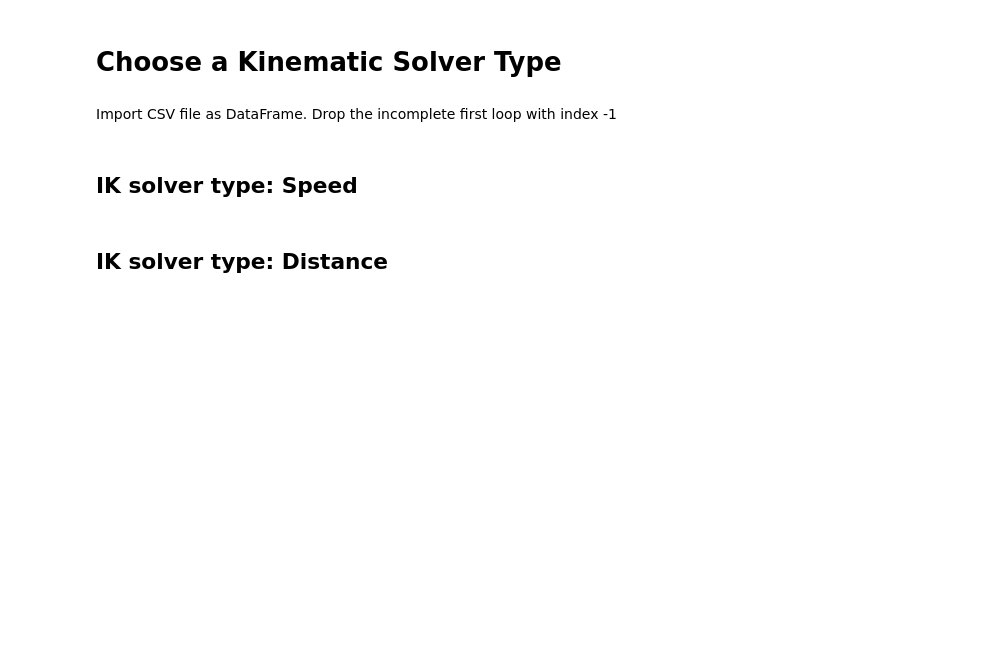
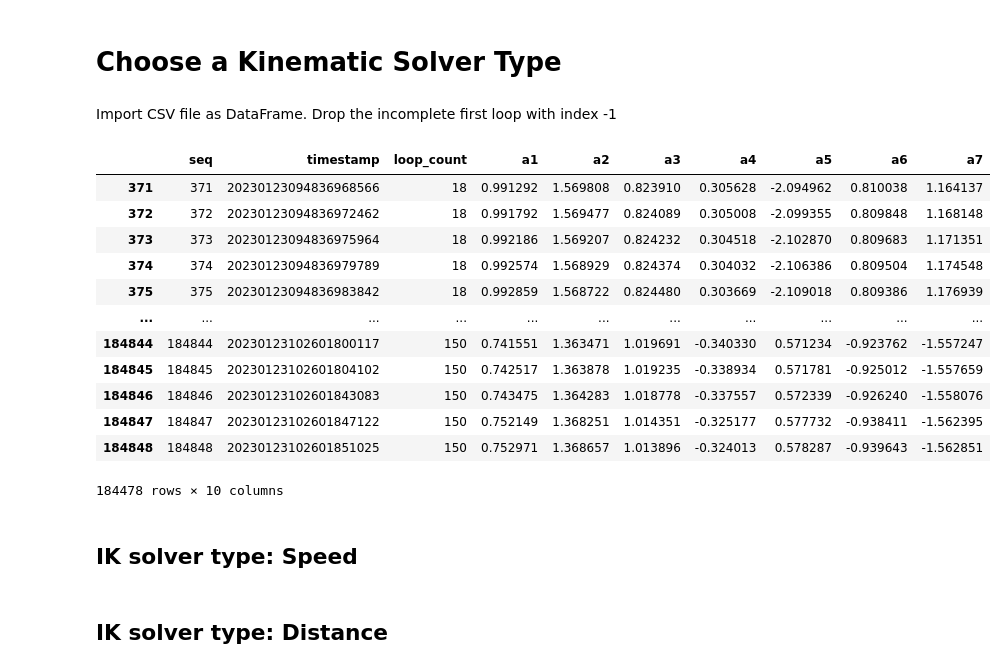
Before and after one commit to MrDarrenBrownie/iiwa_stack, a Jupyter notebook: iiwa_tesla/iiwa_tesla_data/joint_pos_vel_data.ipynb, the cells around one changed output. Saved outputs shown, nothing was run; the diff lists cells and outputs as text; code cells hidden in the pictures; blank space fills up the shorter version.

```diff
--- a/iiwa_tesla/iiwa_tesla_data/joint_pos_vel_data.ipynb
+++ b/iiwa_tesla/iiwa_tesla_data/joint_pos_vel_data.ipynb
@@ -21,3 +22,19 @@ for jp in l_of_jp:
+# %%
+joint_positions_speed
+# %% [output]
+|  | seq | timestamp | loop_count | a1 | a2 | a3 | a4 | a5 | a6 | a7 |
+| 371 | 371 | 20230123094836968566 | 18 | 0.991292 | 1.569808 | 0.823910 | 0.305628 | -2.094962 | 0.810038 | 1.164137 |
+| 372 | 372 | 20230123094836972462 | 18 | 0.991792 | 1.569477 | 0.824089 | 0.305008 | -2.099355 | 0.809848 | 1.168148 |
+| 373 | 373 | 20230123094836975964 | 18 | 0.992186 | 1.569207 | 0.824232 | 0.304518 | -2.102870 | 0.809683 | 1.171351 |
+| 374 | 374 | 20230123094836979789 | 18 | 0.992574 | 1.568929 | 0.824374 | 0.304032 | -2.106386 | 0.809504 | 1.174548 |
+| 375 | 375 | 20230123094836983842 | 18 | 0.992859 | 1.568722 | 0.824480 | 0.303669 | -2.109018 | 0.809386 | 1.176939 |
+| ... | ... | ... | ... | ... | ... | ... | ... | ... | ... | ... |
+| 184844 | 184844 | 20230123102601800117 | 150 | 0.741551 | 1.363471 | 1.019691 | -0.340330 | 0.571234 | -0.923762 | -1.557247 |
+| 184845 | 184845 | 20230123102601804102 | 150 | 0.742517 | 1.363878 | 1.019235 | -0.338934 | 0.571781 | -0.925012 | -1.557659 |
+| 184846 | 184846 | 20230123102601843083 | 150 | 0.743475 | 1.364283 | 1.018778 | -0.337557 | 0.572339 | -0.926240 | -1.558076 |
+| 184847 | 184847 | 20230123102601847122 | 150 | 0.752149 | 1.368251 | 1.014351 | -0.325177 | 0.577732 | -0.938411 | -1.562395 |
+| 184848 | 184848 | 20230123102601851025 | 150 | 0.752971 | 1.368657 | 1.013896 | -0.324013 | 0.578287 | -0.939643 | -1.562851 |
+184478 rows × 10 columns
 # %% [markdown]
 ## IK solver type: Speed
 # %%
```
Also changed, not shown: parts of 33 cells of this notebook, 14 other files.
